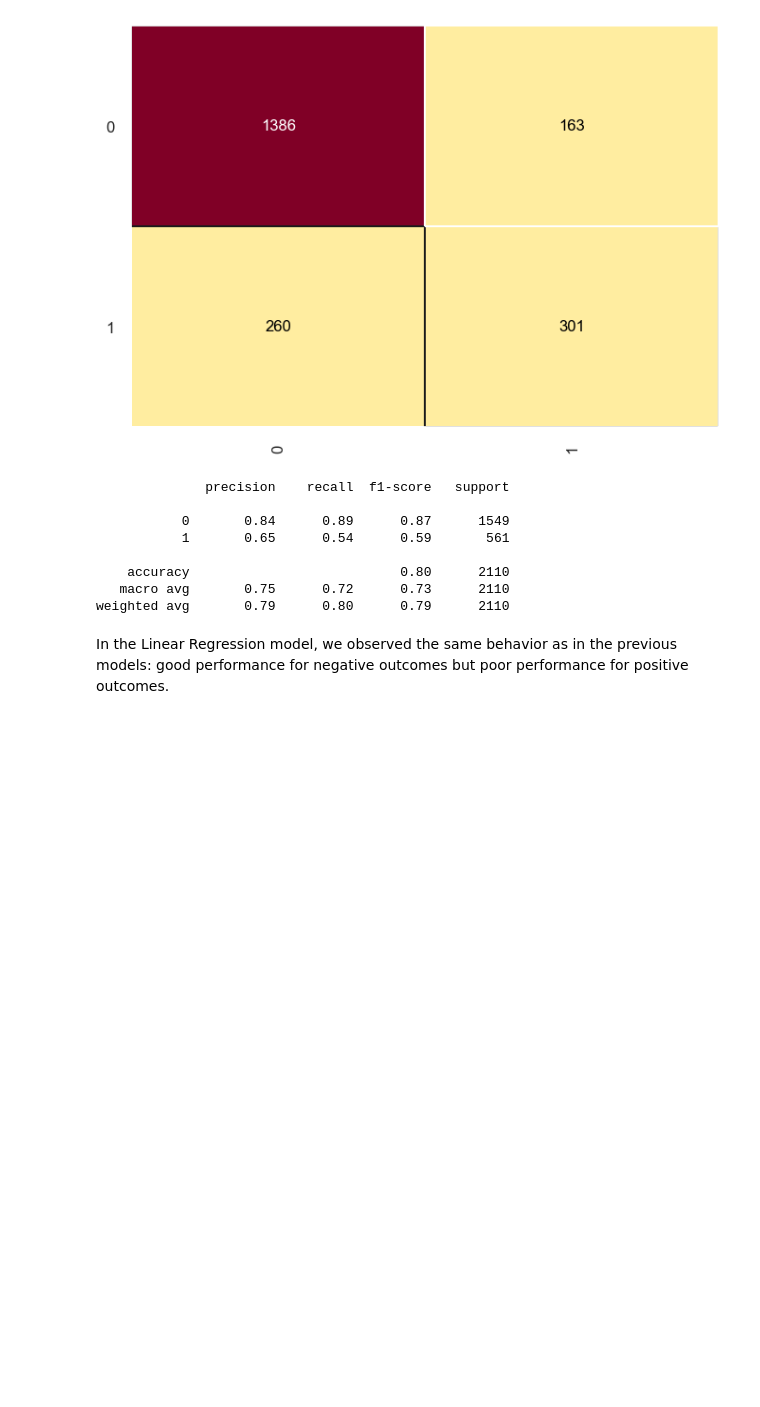
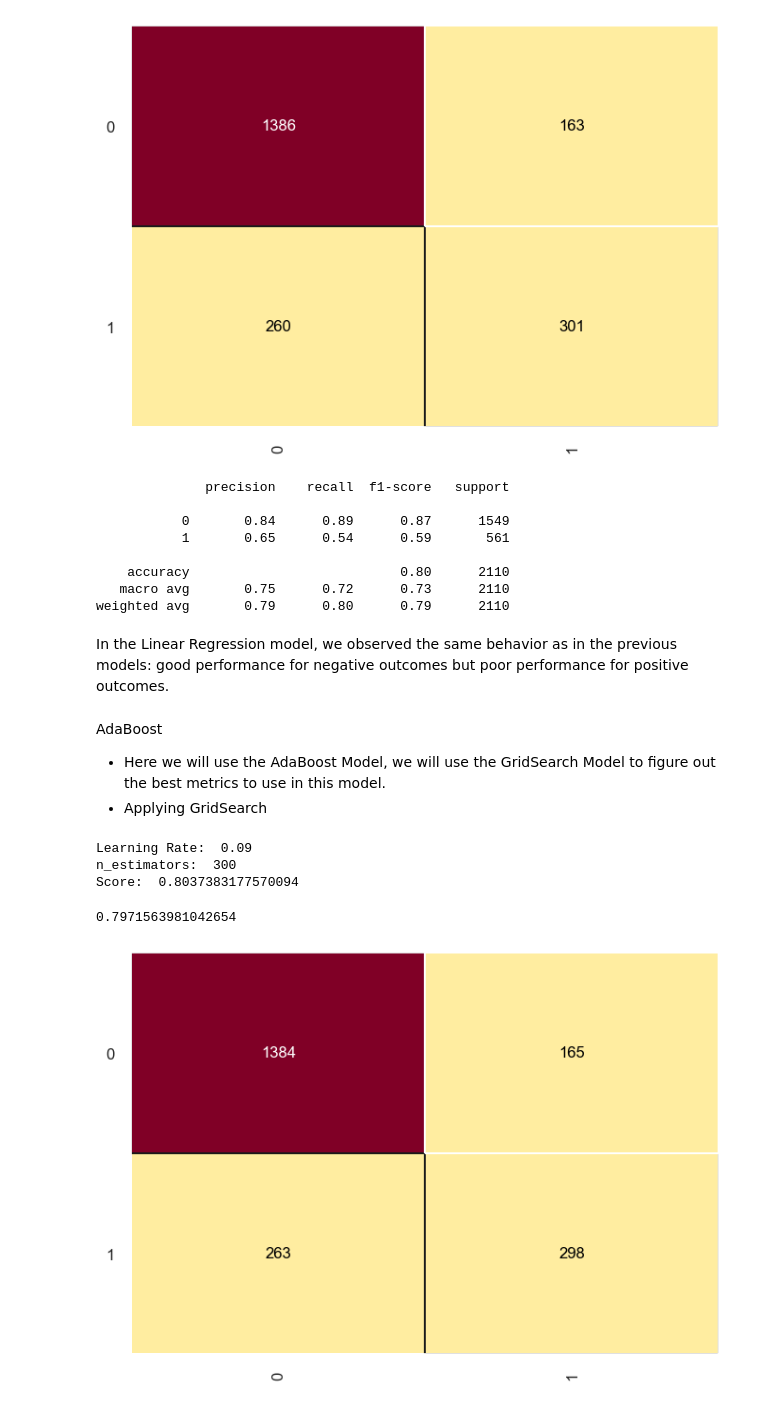
Before and after one commit to anuragRyan/Customer-Churn-Prediction-EDA-ML, a Jupyter notebook: Customer_Churn_Prediction.ipynb, the cells around one changed output. Cells and saved outputs as stored; diff of their text form; code cells hidden in the pictures; blank space fills up the shorter version.

Commit message:
implemented AdaBoost

```diff
--- a/Customer_Churn_Prediction.ipynb
+++ b/Customer_Churn_Prediction.ipynb
@@ -776,3 +777,34 @@ print(classification_lr)
 weighted avg       0.79      0.80      0.79      2110
 # %% [markdown]
 In the Linear Regression model, we observed the same behavior as in the previous models: good performance for negative outcomes but poor performance for positive outcomes.
+# %% [markdown]
+AdaBoost
+* Here we will use the AdaBoost Model, we will use the GridSearch Model to figure out the best metrics to use in this model.
+* Applying GridSearch
+# %%
+parameters = {'learning_rate' : [0.01, 0.02, 0.05, 0.07, 0.09, 0.1, 0.3, 0.001, 0.005],
+                'n_estimators' : [300, 500]
+             }
+
+model = AdaBoostClassifier()
+gridAda = RandomizedSearchCV(model, parameters, cv = 2, n_jobs = -1)
+gridAda.fit(X_train, y_train)
+
+print("Learning Rate: ", gridAda.best_estimator_.learning_rate)
+print("n_estimators: ", gridAda.best_estimator_.n_estimators)
+print("Score: ", gridAda.best_score_)
+# %% [output]
+Learning Rate:  0.09
+n_estimators:  300
+Score:  0.8037383177570094
+# %%
+adaBoost = AdaBoostClassifier(learning_rate=0.09, n_estimators=500, random_state = 0)
+adaBoost.fit(X_train, y_train)
+y_pred_ada = adaBoost.predict(X_test)
+
+cm = ConfusionMatrix(adaBoost)
+cm.fit(X_train, y_train)
+cm.score(X_test, y_test)
+# %% [output]
+0.7971563981042654
+[figure, added]
```
Also changed, not shown: parts of 6 cells of this notebook.
